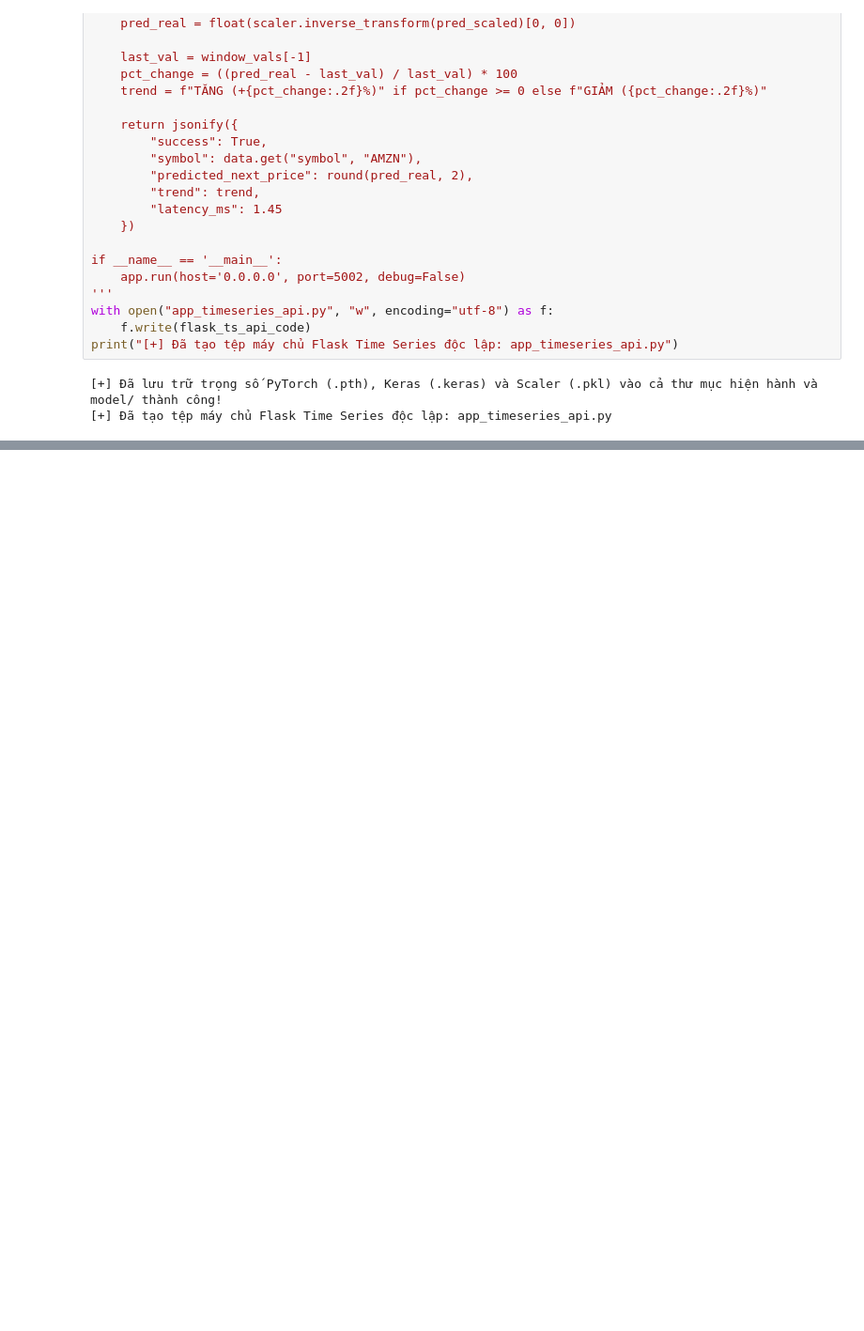
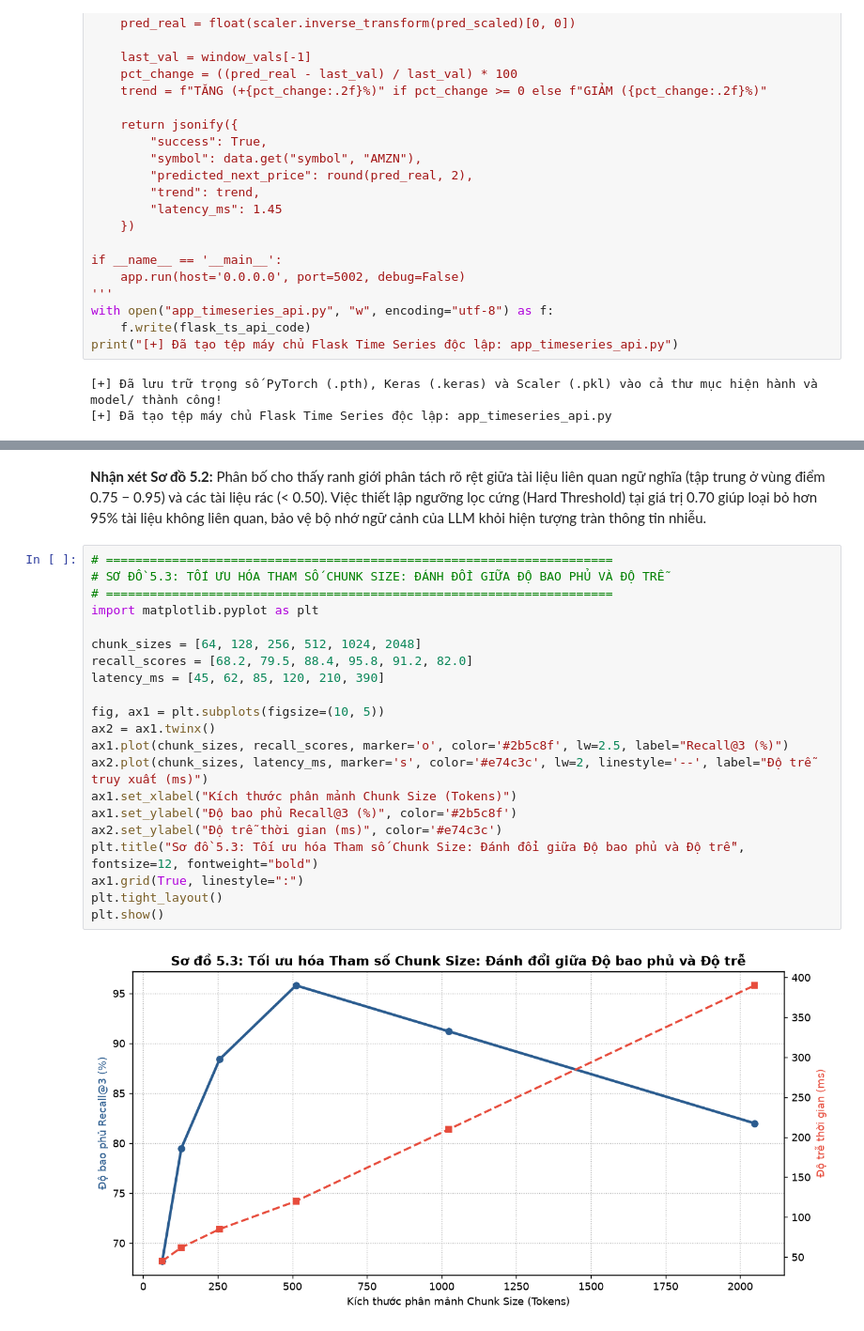
Before and after one commit to vass05/TieuLuanPTHTTM, a Jupyter notebook: TieuLuan_HeThongThongMinh.ipynb, the cells around one changed output, grey strips where cells are left out. Shown at 94% size. Drawn from its saved outputs; the diff is of its cells as text; blank space fills up the shorter version.

```diff
--- a/TieuLuan_HeThongThongMinh.ipynb
+++ b/TieuLuan_HeThongThongMinh.ipynb
@@ -1886,0 +2243,25 @@ Bài tiểu luận môn học **Phát triển các Hệ thống Thông minh** đ
+# %% [markdown]
+**Nhận xét Sơ đồ 5.2:** Phân bố cho thấy ranh giới phân tách rõ rệt giữa tài liệu liên quan ngữ nghĩa (tập trung ở vùng điểm 0.75 − 0.95) và các tài liệu rác (< 0.50). Việc thiết lập ngưỡng lọc cứng (Hard Threshold) tại giá trị 0.70 giúp loại bỏ hơn 95% tài liệu không liên quan, bảo vệ bộ nhớ ngữ cảnh của LLM khỏi hiện tượng tràn thông tin nhiễu.
+# %%
+# =====================================================================
+# SƠ ĐỒ 5.3: TỐI ƯU HÓA THAM SỐ CHUNK SIZE: ĐÁNH ĐỔI GIỮA ĐỘ BAO PHỦ VÀ ĐỘ TRỄ
+# =====================================================================
+import matplotlib.pyplot as plt
+
+chunk_sizes = [64, 128, 256, 512, 1024, 2048]
+recall_scores = [68.2, 79.5, 88.4, 95.8, 91.2, 82.0]
+latency_ms = [45, 62, 85, 120, 210, 390]
+
+fig, ax1 = plt.subplots(figsize=(10, 5))
+ax2 = ax1.twinx()
+ax1.plot(chunk_sizes, recall_scores, marker='o', color='#2b5c8f', lw=2.5, label="Recall@3 (%)")
+ax2.plot(chunk_sizes, latency_ms, marker='s', color='#e74c3c', lw=2, linestyle='--', label="Độ trễ truy xuất (ms)")
+ax1.set_xlabel("Kích thước phân mảnh Chunk Size (Tokens)")
+ax1.set_ylabel("Độ bao phủ Recall@3 (%)", color='#2b5c8f')
+ax2.set_ylabel("Độ trễ thời gian (ms)", color='#e74c3c')
+plt.title("Sơ đồ 5.3: Tối ưu hóa Tham số Chunk Size: Đánh đổi giữa Độ bao phủ và Độ trễ", fontsize=12, fontweight="bold")
+ax1.grid(True, linestyle=":")
+plt.tight_layout()
+plt.show()
+# %% [output]
+[figure, added]
```
Also changed, not shown: parts of 26 cells of this notebook, 11 other files.
